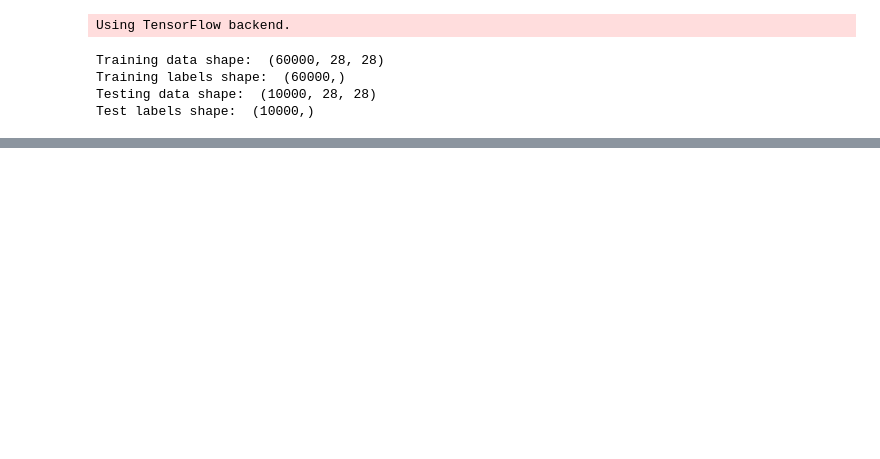
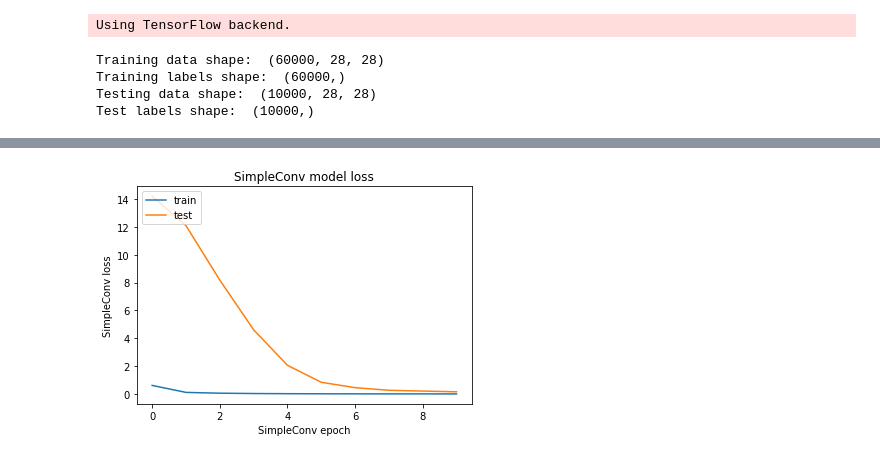
Before and after one commit to MichaelYxWang/Stanford_CS231N, a Jupyter notebook: uw-cs489-a5/VGG_MNIST.ipynb, the cells around one changed output, grey strips where cells are left out. Saved outputs shown, nothing was run; the diff lists cells and outputs as text; code cells hidden in the pictures; blank space fills up the shorter version.

```diff
--- a/uw-cs489-a5/VGG_MNIST.ipynb
+++ b/uw-cs489-a5/VGG_MNIST.ipynb
@@ -256,0 +326,11 @@ Epoch 5/5
+# %%
+# Simple_conv: summarize history for loss
+plt.plot(simpleConv_history.history['loss'])
+plt.plot(simpleConv_history.history['val_loss'])
+plt.title('SimpleConv model loss')
+plt.ylabel('SimpleConv loss')
+plt.xlabel('SimpleConv epoch')
+plt.legend(['train', 'test'], loc='upper left')
+plt.show()
+# %% [output]
+[figure, added]
```
Also changed, not shown: parts of 16 cells of this notebook, 10 other files.
